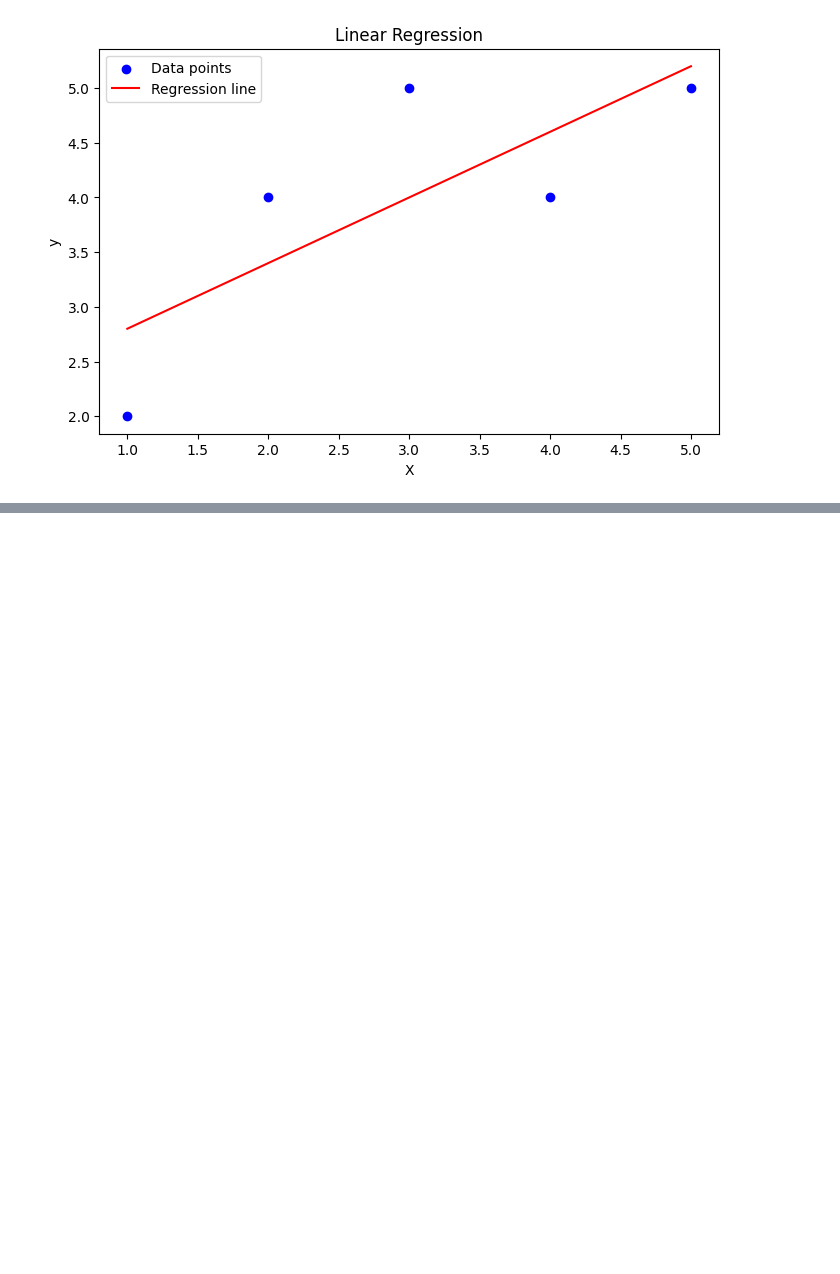
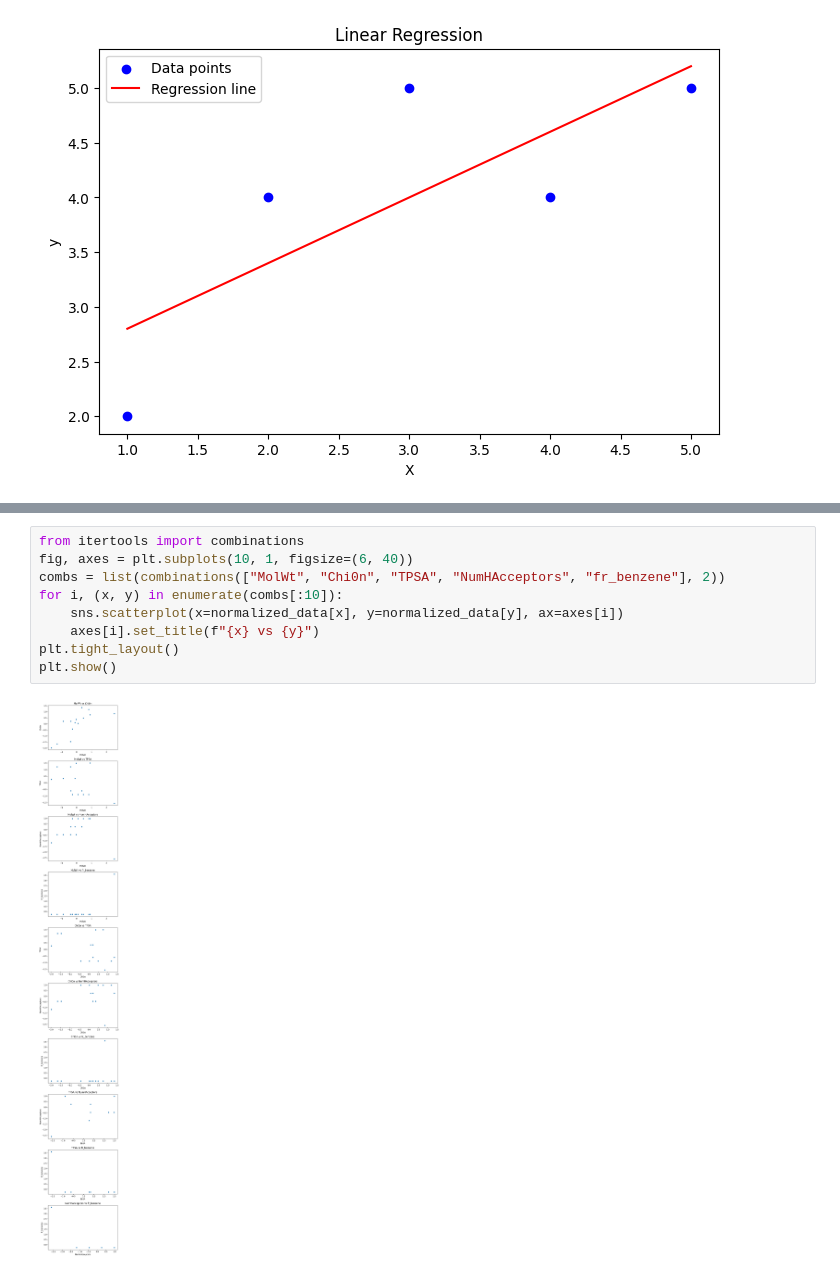
Before and after one commit to OlaBarczyk/Linear-Regression-Python-Portfolio, a Jupyter notebook: MyFirstNotebook.ipynb, the cells around one changed output, grey strips where cells are left out. Drawn from its saved outputs; the diff is of its cells as text; blank space fills up the shorter version.

```diff
--- a/MyFirstNotebook.ipynb
+++ b/MyFirstNotebook.ipynb
@@ -418,0 +454,11 @@ model.plot(X, y)
+# %%
+from itertools import combinations
+fig, axes = plt.subplots(10, 1, figsize=(6, 40))
+combs = list(combinations(["MolWt", "Chi0n", "TPSA", "NumHAcceptors", "fr_benzene"], 2))
+for i, (x, y) in enumerate(combs[:10]):
+    sns.scatterplot(x=normalized_data[x], y=normalized_data[y], ax=axes[i])
+    axes[i].set_title(f"{x} vs {y}")
+plt.tight_layout()
+plt.show()
+# %% [output]
+[figure, added]
```
Also changed, not shown: parts of 24 cells of this notebook.
